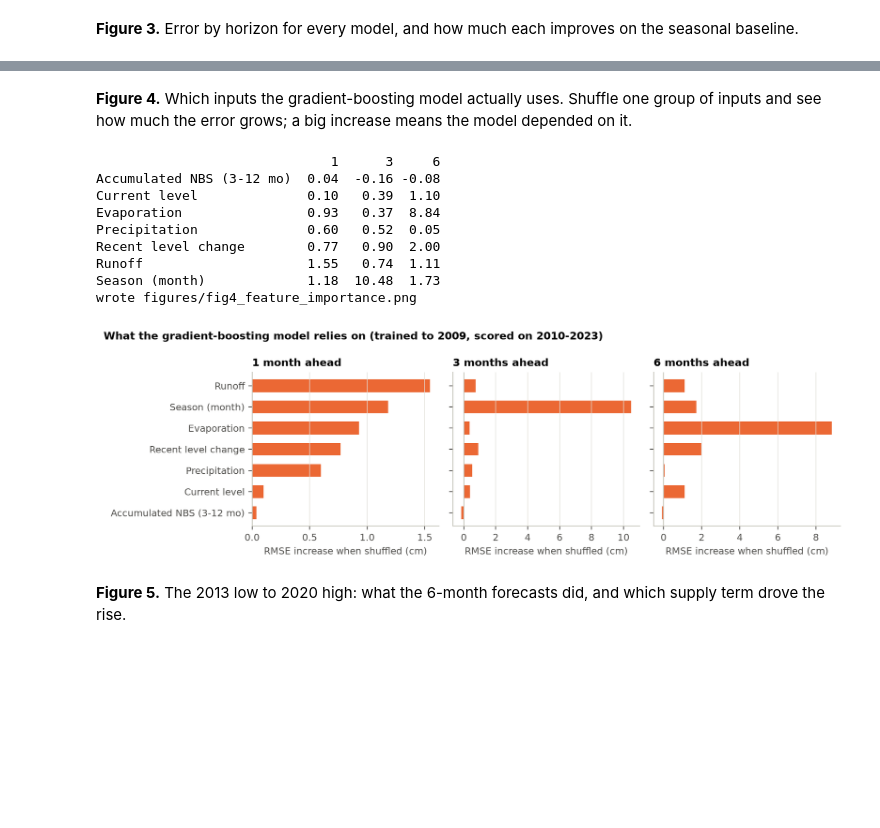
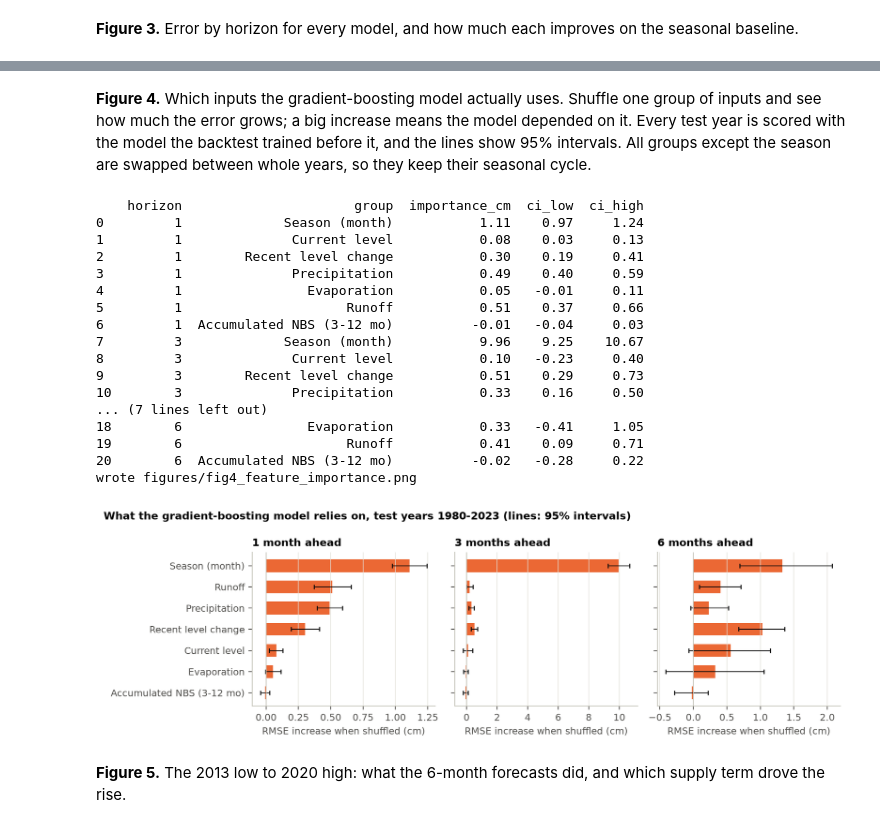
Before and after one commit to samuspdf/Great_Lakes_level, a Jupyter notebook: notebooks/main.ipynb, the cells around one changed output, grey strips where cells are left out. Drawn from its saved outputs; the diff is of its cells as text; code cells hidden in the pictures; blank space fills up the shorter version.

```diff
--- a/notebooks/main.ipynb
+++ b/notebooks/main.ipynb
@@ -305,24 +376,33 @@ wrote figures/fig3_rmse_by_horizon.png
 # %% [markdown]
 **Figure 4.** Which inputs the gradient-boosting model actually uses. Shuffle one
 group of inputs and see how much the error grows; a big increase means the model
-depended on it.
+depended on it. Every test year is scored with the model the backtest trained before it, and the lines show 95% intervals. All
+groups except the season are swapped between whole years, so they keep their seasonal cycle.
 # %%
-importance = permutation_importance(df)  # ~10 s
-importance.to_csv(PROCESSED / "importance.csv", float_format="%.3f")
+importance = permutation_importance(df)  # about 2 minutes
+importance.to_csv(PROCESSED / "importance.csv", index=False, float_format="%.3f")
 print(importance.round(2).to_string())
 fig4_importance(importance)
 display(Image(str(FIGURES / "fig4_feature_importance.png"), width=800))
 # %% [output]
-                              1      3     6
-Accumulated NBS (3-12 mo)  0.04  -0.16 -0.08
-Current level              0.10   0.39  1.10
-Evaporation                0.93   0.37  8.84
-Precipitation              0.60   0.52  0.05
-Recent level change        0.77   0.90  2.00
-Runoff                     1.55   0.74  1.11
-Season (month)             1.18  10.48  1.73
+    horizon                      group  importance_cm  ci_low  ci_high
+0         1             Season (month)           1.11    0.97     1.24
+1         1              Current level           0.08    0.03     0.13
+2         1        Recent level change           0.30    0.19     0.41
+3         1              Precipitation           0.49    0.40     0.59
+4         1                Evaporation           0.05   -0.01     0.11
+5         1                     Runoff           0.51    0.37     0.66
+6         1  Accumulated NBS (3-12 mo)          -0.01   -0.04     0.03
+7         3             Season (month)           9.96    9.25    10.67
+8         3              Current level           0.10   -0.23     0.40
+9         3        Recent level change           0.51    0.29     0.73
+10        3              Precipitation           0.33    0.16     0.50
+... (7 lines left out)
+18        6                Evaporation           0.33   -0.41     1.05
+19        6                     Runoff           0.41    0.09     0.71
+20        6  Accumulated NBS (3-12 mo)          -0.02   -0.28     0.22
 wrote figures/fig4_feature_importance.png
-[figure, old version]
+[figure, new version]
 # %% [markdown]
 **Figure 5.** The 2013 low to 2020 high: what the 6-month forecasts did, and which supply term drove the rise.
 # %%
```
Also changed, not shown: parts of 14 cells of this notebook, 12 other files.
